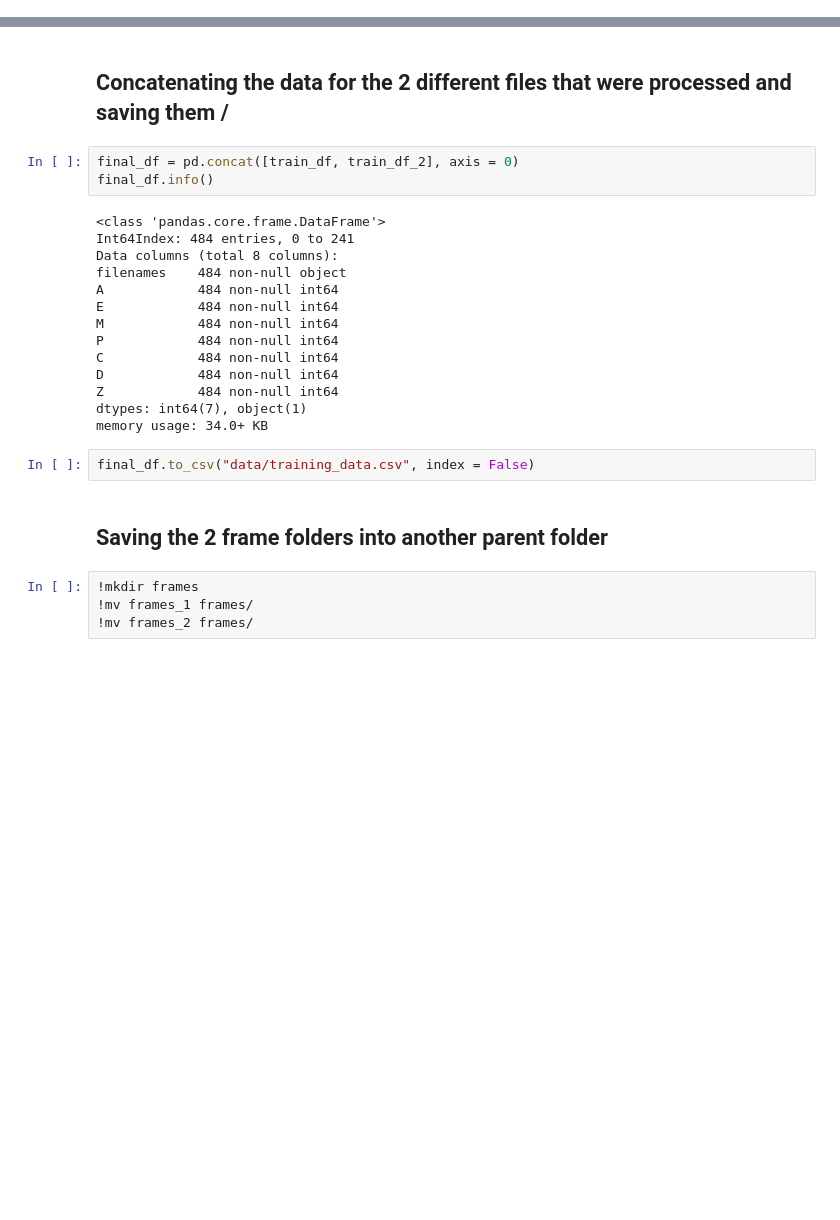
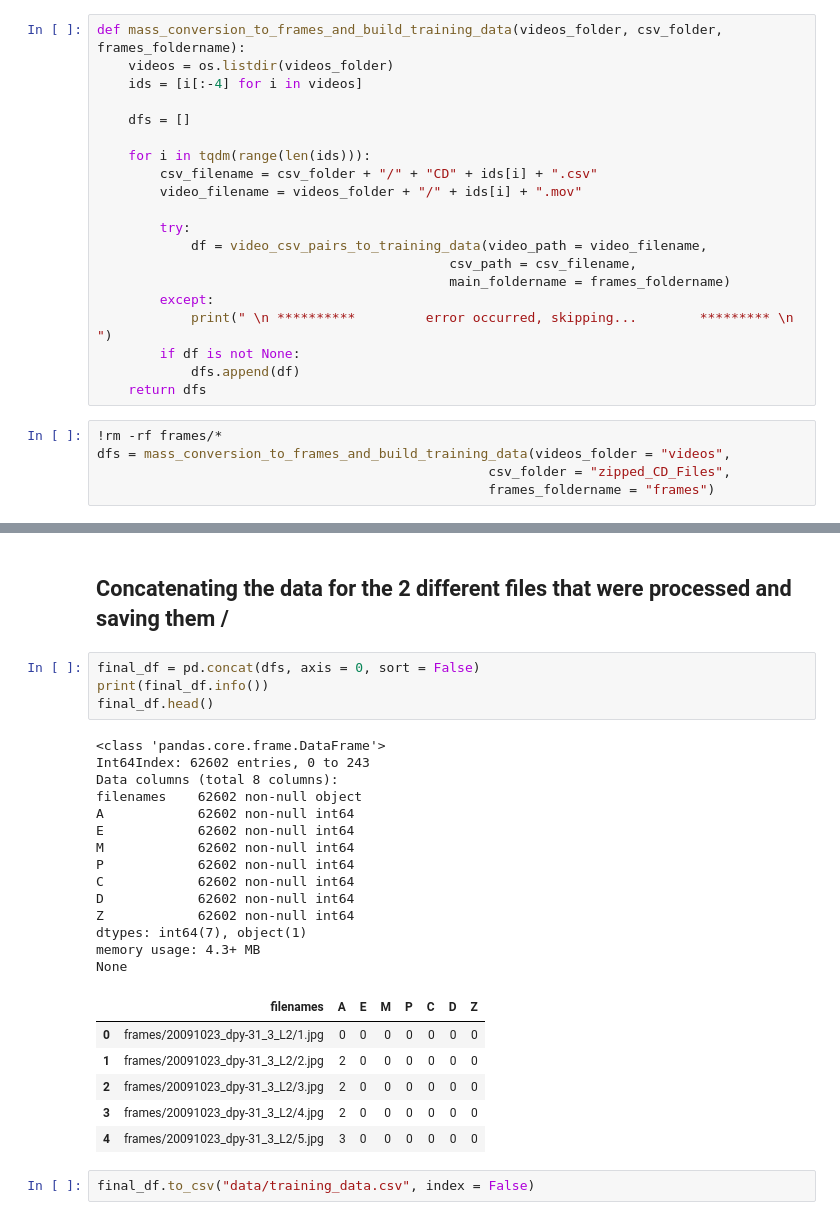
Before and after one commit to devoworm/GSoC-2020, a Jupyter notebook: Pre-trained Models (DevLearning)/notebooks/embryo_analysis/video_analysis/merging_video_data_with_annotations.ipynb, the cells around one changed output, grey strips where cells are left out. Saved outputs shown, nothing was run; the diff lists cells and outputs as text; blank space fills up the shorter version.

Commit message:
process all videos

```diff
--- a/Pre-trained Models (DevLearning)/notebooks/embryo_analysis/video_analysis/merging_video_data_with_annotations.ipynb
+++ b/Pre-trained Models (DevLearning)/notebooks/embryo_analysis/video_analysis/merging_video_data_with_annotations.ipynb
@@ -290,0 +328,25 @@ saved  243  frames at  frames_2
+# %%
+def mass_conversion_to_frames_and_build_training_data(videos_folder, csv_folder, frames_foldername):
+    videos = os.listdir(videos_folder)
+    ids = [i[:-4] for i in videos]
+
+    dfs = []
+
+    for i in tqdm(range(len(ids))):
+        csv_filename = csv_folder + "/" + "CD" + ids[i] + ".csv"
+        video_filename = videos_folder + "/" + ids[i] + ".mov"
+
+        try:
+            df = video_csv_pairs_to_training_data(video_path = video_filename,
+                                             csv_path = csv_filename,
+                                             main_foldername = frames_foldername)
+        except:
+            print(" \n **********         error occurred, skipping...        ********* \n ")
+        if df is not None:
+            dfs.append(df)
+    return dfs
+# %%
+!rm -rf frames/*
+dfs = mass_conversion_to_frames_and_build_training_data(videos_folder = "videos",
+                                                  csv_folder = "zipped_CD_Files",
+                                                  frames_foldername = "frames")
@@ -291,27 +371,29 @@ saved  243  frames at  frames_2
 # %% [markdown]
 ## Concatenating the data for the 2 different files that were processed and saving them /
 # %%
-final_df = pd.concat([train_df, train_df_2], axis = 0)
-final_df.info()
+final_df = pd.concat(dfs, axis = 0, sort = False)
+print(final_df.info())
+final_df.head()
 # %% [output]
 <class 'pandas.core.frame.DataFrame'>
-Int64Index: 484 entries, 0 to 241
+Int64Index: 62602 entries, 0 to 243
 Data columns (total 8 columns):
-filenames    484 non-null object
-A            484 non-null int64
-E            484 non-null int64
-M            484 non-null int64
-P            484 non-null int64
-C            484 non-null int64
-D            484 non-null int64
-Z            484 non-null int64
+filenames    62602 non-null object
+A            62602 non-null int64
+E            62602 non-null int64
+M            62602 non-null int64
+P            62602 non-null int64
+C            62602 non-null int64
+D            62602 non-null int64
+Z            62602 non-null int64
 dtypes: int64(7), object(1)
-memory usage: 34.0+ KB
+memory usage: 4.3+ MB
+None
+|  | filenames | A | E | M | P | C | D | Z |
+| 0 | frames/20091023_dpy-31_3_L2/1.jpg | 0 | 0 | 0 | 0 | 0 | 0 | 0 |
+| 1 | frames/20091023_dpy-31_3_L2/2.jpg | 2 | 0 | 0 | 0 | 0 | 0 | 0 |
+| 2 | frames/20091023_dpy-31_3_L2/3.jpg | 2 | 0 | 0 | 0 | 0 | 0 | 0 |
+| 3 | frames/20091023_dpy-31_3_L2/4.jpg | 2 | 0 | 0 | 0 | 0 | 0 | 0 |
+| 4 | frames/20091023_dpy-31_3_L2/5.jpg | 3 | 0 | 0 | 0 | 0 | 0 | 0 |
 # %%
 final_df.to_csv("data/training_data.csv", index = False)
-# %% [markdown]
-## Saving the 2 frame folders into another parent folder
-# %%
-!mkdir frames
-!mv frames_1 frames/
-!mv frames_2 frames/
```
Also changed, not shown: parts of 9 cells of this notebook.
